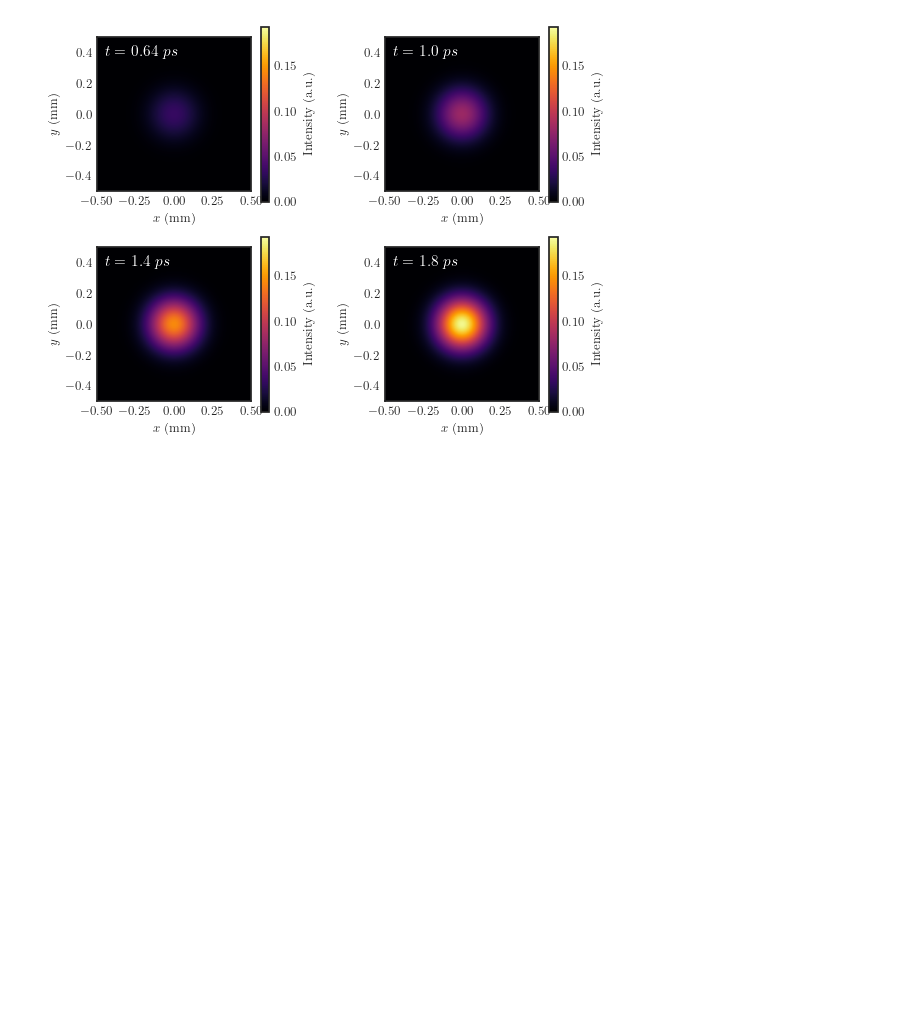
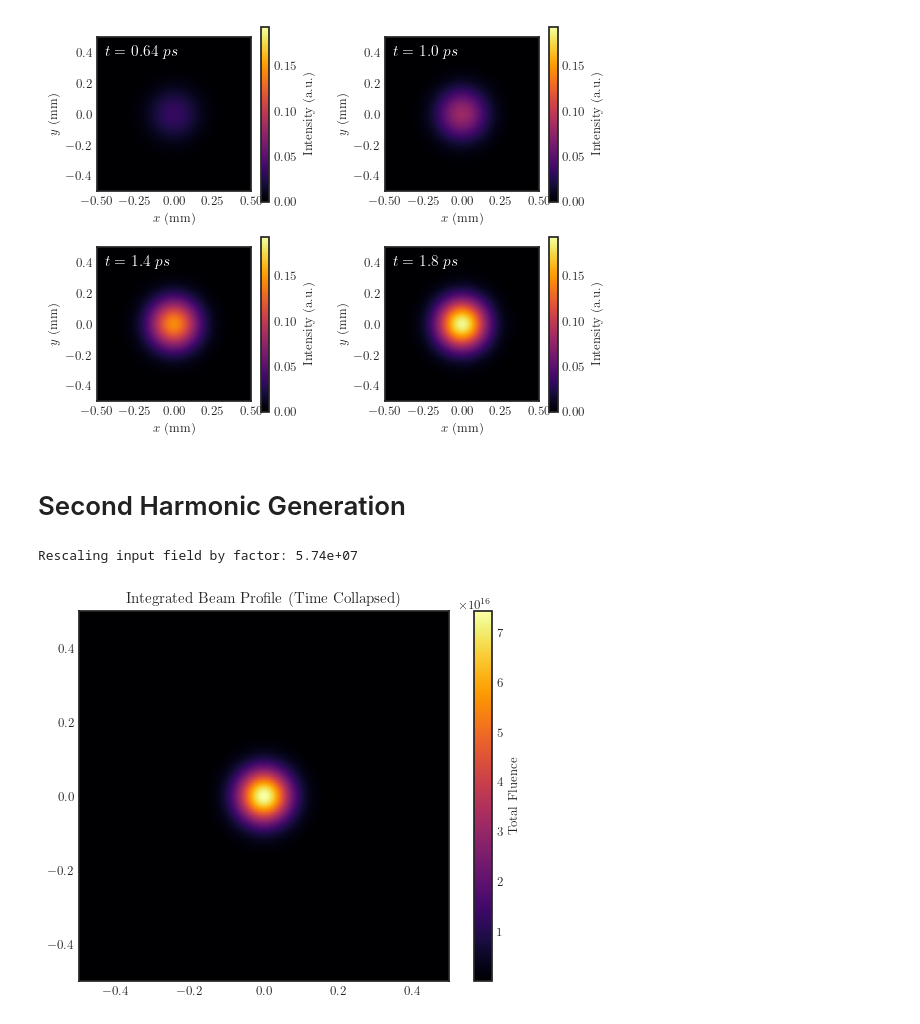
Before and after one commit to juardilag/asmpy, a Jupyter notebook: test.ipynb, the cells around one changed output. Drawn from its saved outputs; the diff is of its cells as text; code cells hidden in the pictures; blank space fills up the shorter version.

```diff
--- a/test.ipynb
+++ b/test.ipynb
@@ -180,3 +183,5 @@ plt.savefig('spatio_temporal_propagation.png', dpi = 300, bbox_inches ='tight')
 plt.show()
 # %% [output]
 [figure]
+# %% [markdown]
+# Second Harmonic Generation
@@ -182,0 +190,62 @@ plt.show()
+# %%
+# --- EXAMPLE CONFIGURATION ---
+
+# 1. Define Sellmeier equations for Ordinary (o) and Extraordinary (e) rays
+# (Simplified placeholders for BBO)
+def get_n_o(delta_omega):
+    # This should be the Sellmeier for n_o at lambda1
+    return 1.66  # Placeholder
+
+def get_n_e(delta_omega):
+    # This should be the Sellmeier for n_e(theta) at lambda2
+    # If phase matched, n_e(2w) should be close to n_o(w)
+    return 1.6601 # Slight mismatch creates fringes (Wait for it!)
+
+# 2. Simulation Params
+L = 1e-3 # 1mm grid
+T = 1000e-15 # 200 fs
+dx = L / N_x
+dt = T / N_t
+N_x = 256
+N_t = 256
+w0 = 100e-6 # 100 micron beam
+tau = 50e-15 # 50 fs pulse
+d_eff = 2.0e-12 # 2 pm/V (Typical BBO value)
+z_total = 2e-3 # 2 mm crystal
+
+# 3. Initialize
+E1_raw = initialize_gaussian_pulse_3d(N_t, N_x, L, T, w0=100e-6, tau=50e-15)
+
+# 2. Rescale to Physical Units (e.g., 10 nanoJoules)
+# This converts the amplitude from "1.0" to roughly "10^8 V/m"
+E1_in = normalize_field_to_energy(E1_raw, energy_joules=10e-9, dx=dx, dt=dt, n=1.66)
+E2_0 = jnp.zeros_like(E1_in) # Start with no SHG
+
+# 4. Run
+E1_final, E2_final = run_shg_simulation(
+    E1_in, E2_0,
+    L, T,
+    800e-9, # Fundamental
+    get_n_o, # n1 function
+    get_n_e, # n2 function
+    d_eff,
+    z_total,
+    N_steps=500 # Steps depends on nonlinearity strength.
+                # If d_eff is high, use more steps.
+)
+# %% [output]
+Rescaling input field by factor: 5.74e+07
+# %%
+# Collapse the time axis to see the total energy footprint
+fluence_map = jnp.sum(jnp.abs(E1_final)**2, axis=0)
+
+plt.figure()
+plt.imshow(fluence_map,
+           extent=[x_mm[0], x_mm[-1], x_mm[0], x_mm[-1]],
+           origin='lower',
+           cmap='inferno')
+plt.colorbar(label="Total Fluence")
+plt.title("Integrated Beam Profile (Time Collapsed)")
+plt.show()
+# %% [output]
+[figure, added]
```
Also changed, not shown: parts of 3 cells of this notebook.
